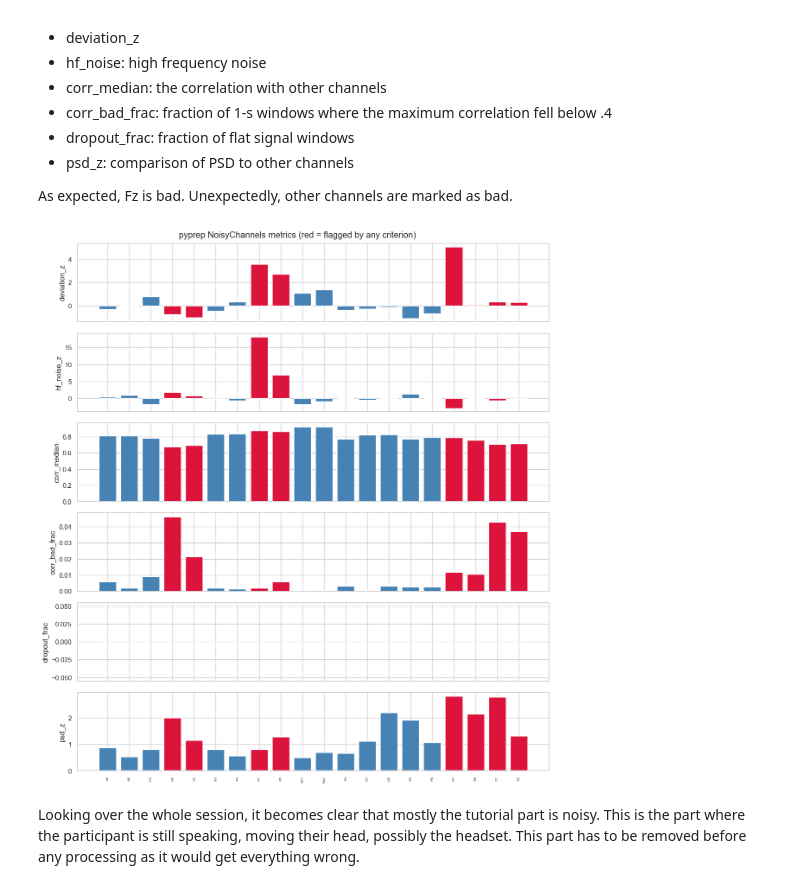
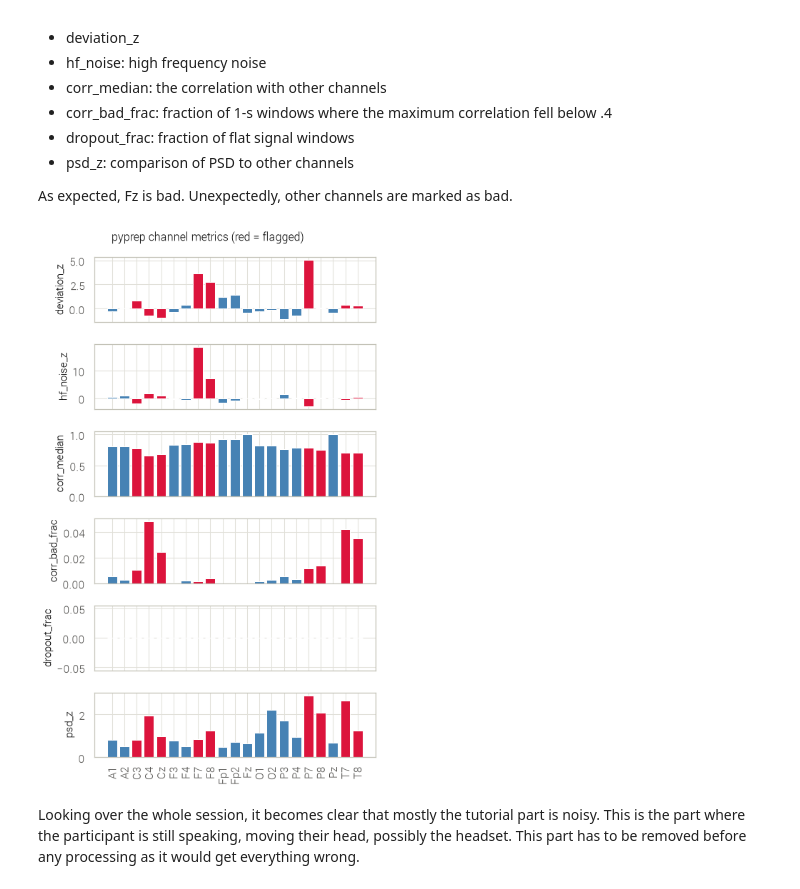
Before and after one commit to baeriswyln/VIBE, a Jupyter notebook: DataAnalysis/12_data_quality_analysis.ipynb, the cells around one changed output. Drawn from its saved outputs; the diff is of its cells as text; code cells hidden in the pictures.

```diff
--- a/DataAnalysis/12_data_quality_analysis.ipynb
+++ b/DataAnalysis/12_data_quality_analysis.ipynb
@@ -11,6 +11,7 @@ import numpy as np
 import pandas as pd
 import seaborn as sns
 import matplotlib.pyplot as plt
+import matplotlib.ticker as mticker
 from scripts.dataset_manager import write_raw_dataset, read_raw_dataset
 
 from math import ceil
@@ -20,7 +21,9 @@ from autoreject import AutoReject
 
 mne.set_log_level("WARNING")
 
-sns.set_theme(context='notebook', style='whitegrid')
+import paper_style  # two-column paper style for every figure (sizes/font in paper_style.py)
+from paper_style import COL_W, TEXT_W, enforce_font_sizes, subject_id, session_label
+paper_style.apply(seaborn_style='whitegrid')
 # %%
 raw_dataset = None
 RAW_DATASET_NAME = pathlib.Path('data/raw_dataset')
@@ -445,37 +465,37 @@ def channel_quality_table_pyprep(raw, ransac=False, **nc_kwargs):
         "flag_correlation": nc.bad_by_correlation,
         "flag_dropout":     nc.bad_by_dropout,
         "flag_snr":         nc.bad_by_SNR,
         "flag_psd":         nc.bad_by_psd,
     }
     if ransac:
         flag_map["flag_ransac"] = nc.bad_by_ransac
 
     for col, bad_list in flag_map.items():
         df[col] = df["ch"].isin(bad_list)
 
     df["flag_any"] = df[[c for c in df.columns if c.startswith("flag_")]].any(axis=1)
     return df.sort_values("flag_any", ascending=False)
 
 
 def plot_channel_quality_pyprep(raw, ransac=False, **nc_kwargs):
     df = channel_quality_table_pyprep(raw, ransac=ransac, **nc_kwargs).sort_values("ch")
     metrics = ["deviation_z", "hf_noise_z", "corr_median", "corr_bad_frac", "dropout_frac", "psd_z"]
     if ransac:
         metrics.append("ransac_bad_frac")
 
-    fig, axes = plt.subplots(len(metrics), 1, figsize=(12, 2.2 * len(metrics)), sharex=True)
+    fig, axes = plt.subplots(len(metrics), 1, figsize=(COL_W, 0.8 * len(metrics) + 0.6), sharex=True)
     for ax, m in zip(axes, metrics):
         colors = ["crimson" if f else "steelblue" for f in df["flag_any"]]
         ax.bar(df["ch"], df[m], color=colors)
         ax.set_ylabel(m)
-    axes[-1].tick_params(axis="x", rotation=90, labelsize=6)
-    fig.suptitle("pyprep NoisyChannels metrics (red = flagged by any criterion)")
+    axes[-1].tick_params(axis="x", rotation=90)
+    fig.suptitle("pyprep channel metrics (red = flagged)")
     fig.tight_layout()
     return fig, df
 
 _ = plot_channel_quality_pyprep(raw['subject_28']['session_1'])
 # %% [output]
-[figure, old version]
+[figure, new version]
 # %% [markdown]
 Looking over the whole session, it becomes clear that mostly the tutorial part is noisy. This is the part where the participant is still speaking, moving their head, possibly the headset. This part has to be removed before any processing as it would get everything wrong.
 # %%
```
Also changed, not shown: parts of 14 cells of this notebook, 17 other files.
